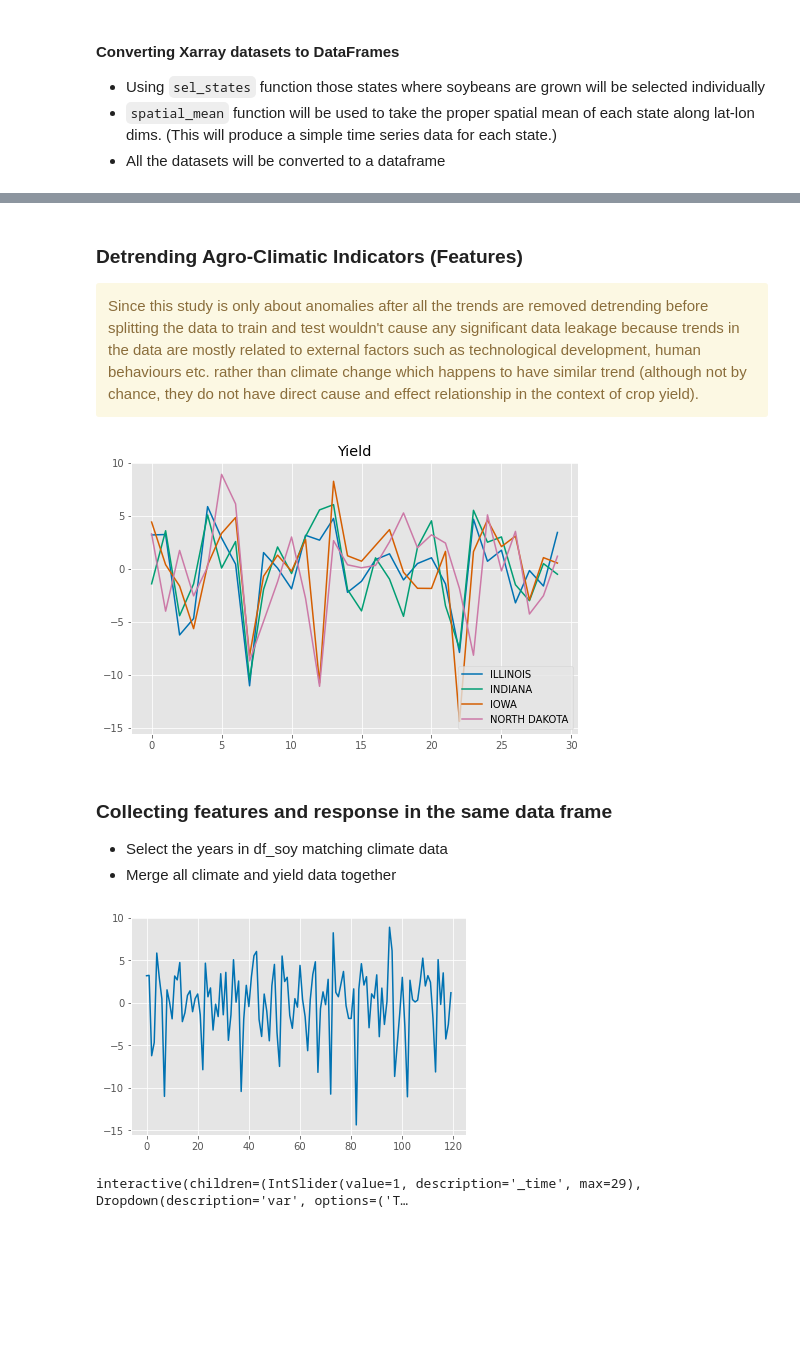
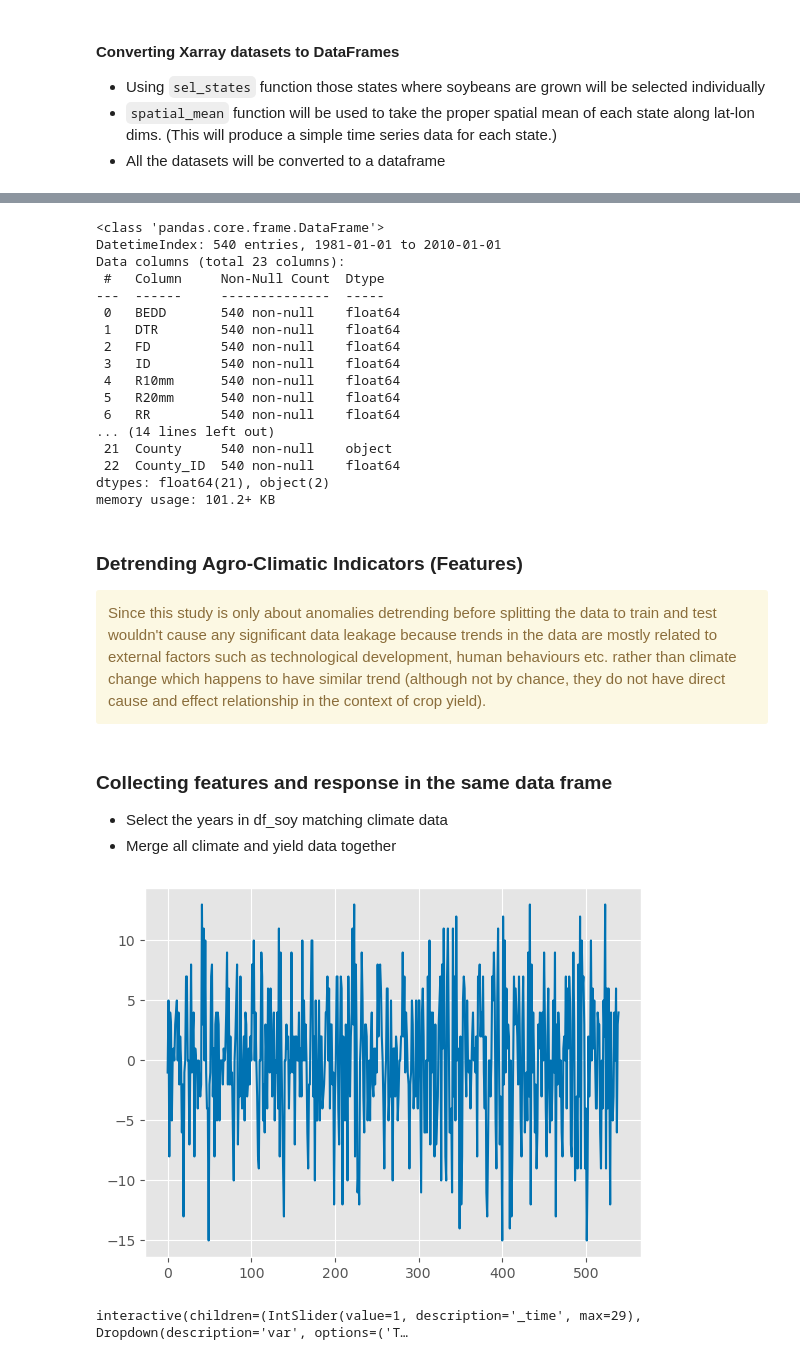
Before and after one commit to ennis-kurt/County-Level-Soybeans-Prediction-from-Climate-Variables, a Jupyter notebook: SoybeansNonIrrigated_Model/DataWrangling.ipynb, the cells around one changed output, grey strips where cells are left out. Saved outputs shown, nothing was run; the diff lists cells and outputs as text; code cells hidden in the pictures; blank space fills up the shorter version.

```diff
--- a/SoybeansNonIrrigated_Model/DataWrangling.ipynb
+++ b/SoybeansNonIrrigated_Model/DataWrangling.ipynb
@@ -365,3 +399,8 @@ df_soy.to_pickle('../Data/df_soy.pkl')
+# %%
+soy_yield.to_pickle('../Data/df_soy.pkl')
+# Recall soy_yield created temporarily. Now let's rename it as df_soy again
+# This was done to help make code testing easier
+df_soy = soy_yield
 # %% [markdown]
 ## Preparing the Agroclimatic Indicators Data
 <table class="abstract-description abstract-table">
@@ -939,7 +960,7 @@ def sel_counties(dt, var=None, counties='all', _plot=False):
 
     # Extracting only the region of interest from climate data
     county_clim = dt.salem.subset(shape=county_coordinates,
-                                 margin=0).salem.roi(shape=county_coordinates)
+                                 margin=1).salem.roi(shape=county_coordinates)
 
     # plotting the region of interest
     if _plot == True:
@@ -1035,0 +1047,10 @@ clim_ind = pd.concat(state_clim_list, axis=0)
+# %%
+# Removing counties discarded from clim_ind
+counties_to_drop = set(county_error_list).intersection(soy_counties)
+num_count = len(counties_to_drop)
+print(f'The number of counties large enough to take spatial mean is {28 - num_count}')
+print('The rest of them are discarded')
+
+for countyID in counties_to_drop:
+    df_soy = df_soy[df_soy['County_ID'] != countyID]
+df_soy.reset_index(drop=True, inplace=True)
@@ -1038,2 +1073,22 @@ Finally save the climate indicators and the soybeans yield dataframes to disk to
+# %%
+clim_ind.info()
+# %% [output]
+<class 'pandas.core.frame.DataFrame'>
+DatetimeIndex: 540 entries, 1981-01-01 to 2010-01-01
+Data columns (total 23 columns):
+ #   Column     Non-Null Count  Dtype
+---  ------     --------------  -----
+ 0   BEDD       540 non-null    float64
+ 1   DTR        540 non-null    float64
+ 2   FD         540 non-null    float64
+ 3   ID         540 non-null    float64
+ 4   R10mm      540 non-null    float64
+ 5   R20mm      540 non-null    float64
+ 6   RR         540 non-null    float64
+... (14 lines left out)
+ 21  County     540 non-null    object
+ 22  County_ID  540 non-null    float64
+dtypes: float64(21), object(2)
+memory usage: 101.2+ KB
 # %%
 # Let's pickle the final dataframes
@@ -1042,6 +1096,6 @@ df_soy.to_pickle('Data/df_soy.pkl')
 # %% [markdown]
 ### Detrending Agro-Climatic Indicators (Features)
 <div class="span5 alert alert-warning">
-Since this study is only about anomalies after all the trends are removed detrending before splitting the data to train and test wouldn't cause any significant data leakage because trends in the data are mostly related to external factors such as technological development, human behaviours etc. rather than climate change which happens to have similar trend (although not by chance, they do not have direct cause and effect relationship in the context of crop yield). </div>
+Since this study is only about anomalies detrending before splitting the data to train and test wouldn't cause any significant data leakage because trends in the data are mostly related to external factors such as technological development, human behaviours etc. rather than climate change which happens to have similar trend (although not by chance, they do not have direct cause and effect relationship in the context of crop yield). </div>
 # %%
 # Soybeans states from the crop data
@@ -1050,48 +1104,25 @@ soy_states = list(soy_yield.State.unique())
 # Select years matching clim_ind
 year_first = clim_ind.index[0].year
 year_last = clim_ind.index[-1].year
-soy_yield = soy_yield[(soy_yield.Year >= year_first) &
-                      (soy_yield.Year <= year_last)]
+df_soy = df_soy[(df_soy.Year >= year_first) &
+                      (df_soy.Year <= year_last)]
-# %%
-states = iter(soy_states)
-def plot_var(var):
-    fig, ax = plt.subplots(figsize=(8,5))
-    for df in df_list:# state_clim_list:
-        stt = next(states)
-        if var == 'Value':
-            df[var].reset_index(drop=True).plot(ax=ax, label=stt)
-            plt.title('Yield')
-        else:
-            df[var].plot(ax=ax, label=stt)
-            plt.title(agro_clim[var].long_name)
-    return
-
-
-# interact(plot_var, var=['TG','RR1','SU']) # clim_ind.columns.values
-plot_var('Value')
-plt.legend()
-plt.show()
-#interact plots don't appear on github
-# plot_var('GSL')
-# %% [output]
-[figure, removed]
 # %% [markdown]
 ### Collecting features and response in the same data frame
 * Select the years in df_soy matching climate data
 * Merge all climate and yield data together
 # %%
 # create new dataframe with features and response variables
-value = soy_yield['Value'].copy()
+value = df_soy['Value'].copy()
 # match datetime index for properly joining value columns
 value.index = clim_ind.index
 df = clim_ind.copy()
 df['Yield']  = value
 
 # we don't need datetime index anymore, let's just move it to a column
 df = df.reset_index()
 df['Yield'].plot()
 plt.show()
 # %% [output]
-[figure, old version]
+[figure, new version]
 # %%
 # Saving df to disk
```
Also changed, not shown: parts of 33 cells of this notebook, 5 other files.
